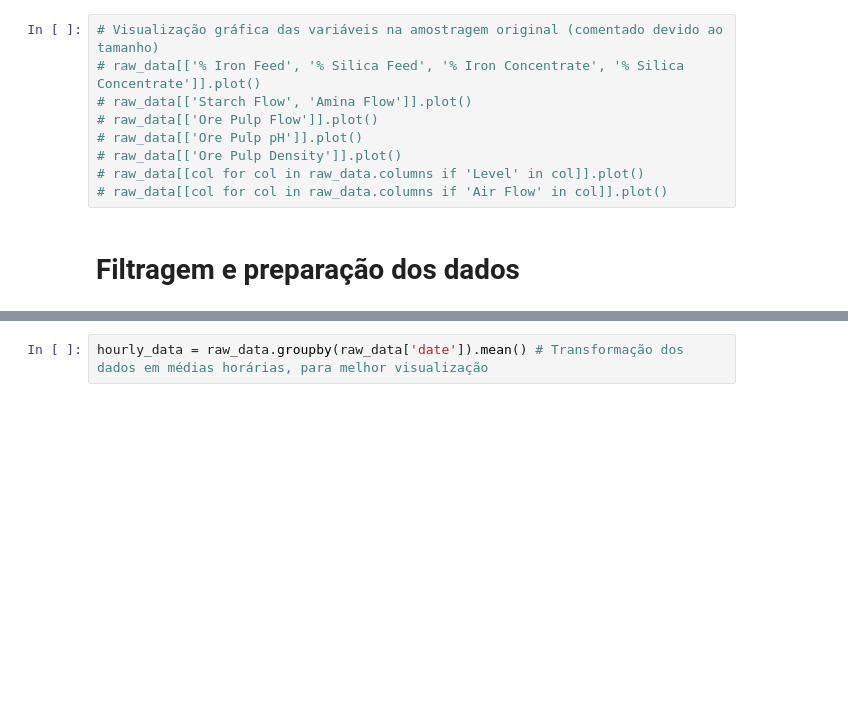
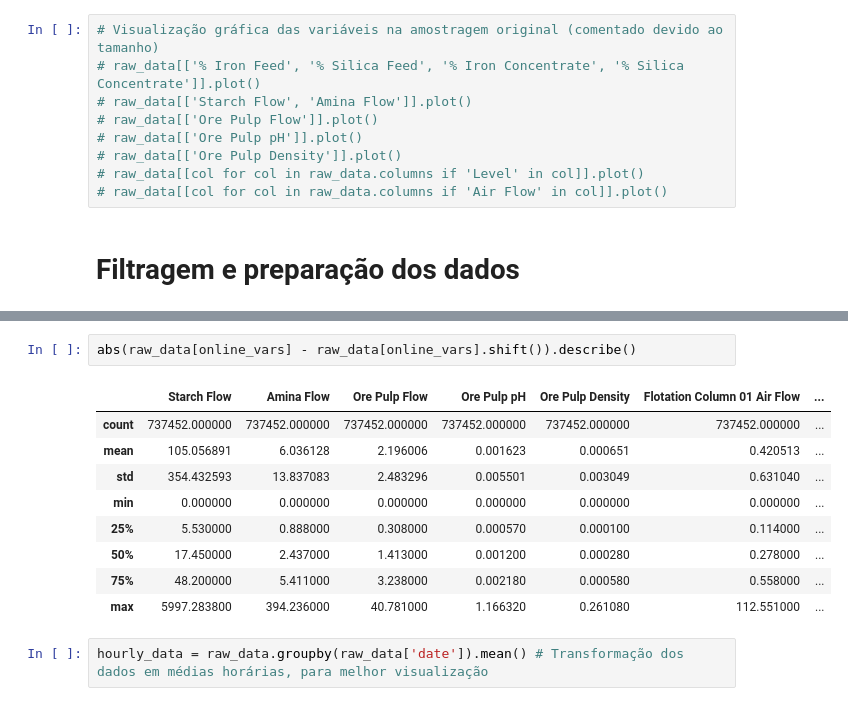
Before and after one commit to matleobor/case-ihm, a Jupyter notebook: flotation-analysis.ipynb, the cells around one changed output, grey strips where cells are left out. Saved outputs shown, nothing was run; the diff lists cells and outputs as text; blank space fills up the shorter version.

```diff
--- a/flotation-analysis.ipynb
+++ b/flotation-analysis.ipynb
@@ -173,3 +307,15 @@ dtype: float64
+# %%
+abs(raw_data[online_vars] - raw_data[online_vars].shift()).describe()
+# %% [output]
+|  | Starch Flow | Amina Flow | Ore Pulp Flow | Ore Pulp pH | Ore Pulp Density | Flotation Column 01 Air Flow | ... |
+| count | 737452.000000 | 737452.000000 | 737452.000000 | 737452.000000 | 737452.000000 | 737452.000000 | ... |
+| mean | 105.056891 | 6.036128 | 2.196006 | 0.001623 | 0.000651 | 0.420513 | ... |
+| std | 354.432593 | 13.837083 | 2.483296 | 0.005501 | 0.003049 | 0.631040 | ... |
+| min | 0.000000 | 0.000000 | 0.000000 | 0.000000 | 0.000000 | 0.000000 | ... |
+| 25% | 5.530000 | 0.888000 | 0.308000 | 0.000570 | 0.000100 | 0.114000 | ... |
+| 50% | 17.450000 | 2.437000 | 1.413000 | 0.001200 | 0.000280 | 0.278000 | ... |
+| 75% | 48.200000 | 5.411000 | 3.238000 | 0.002180 | 0.000580 | 0.558000 | ... |
+| max | 5997.283800 | 394.236000 | 40.781000 | 1.166320 | 0.261080 | 112.551000 | ... |
 # %%
 hourly_data = raw_data.groupby(raw_data['date']).mean() # Transformação dos dados em médias horárias, para melhor visualização
 # %%
```
Also changed, not shown: parts of 20 cells of this notebook.
